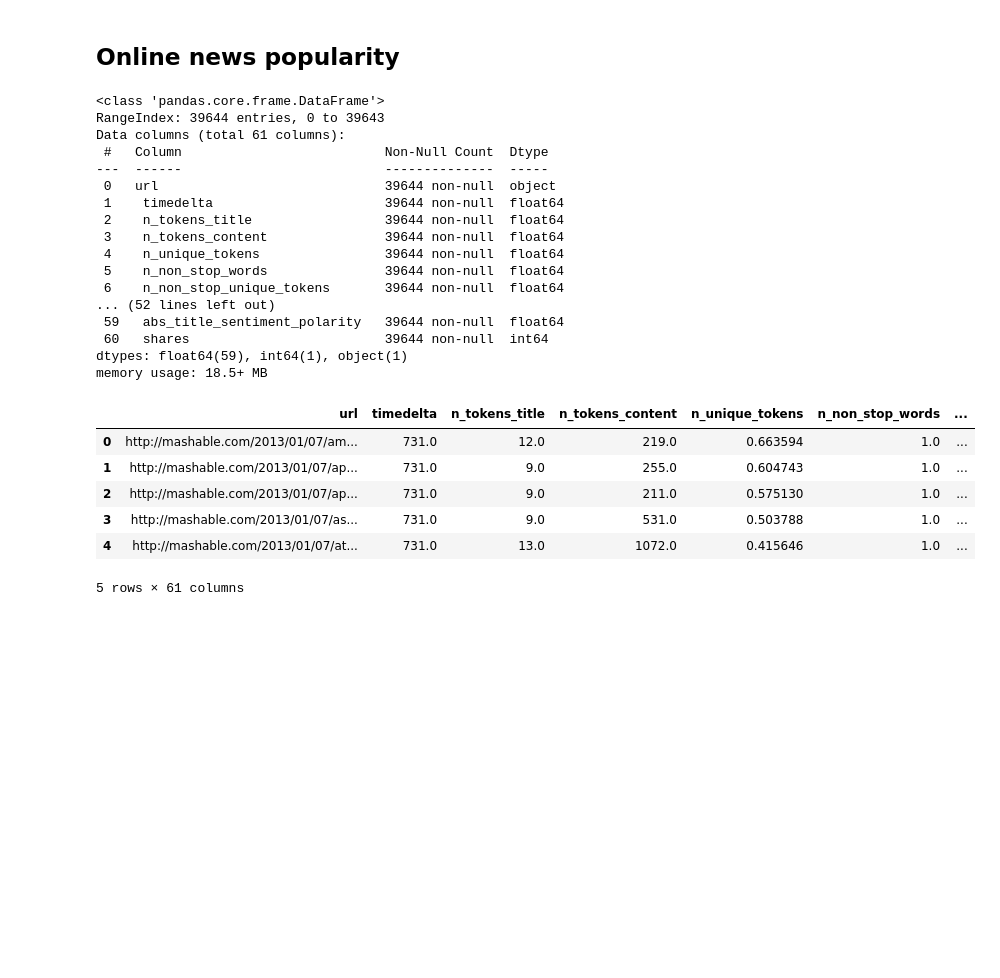
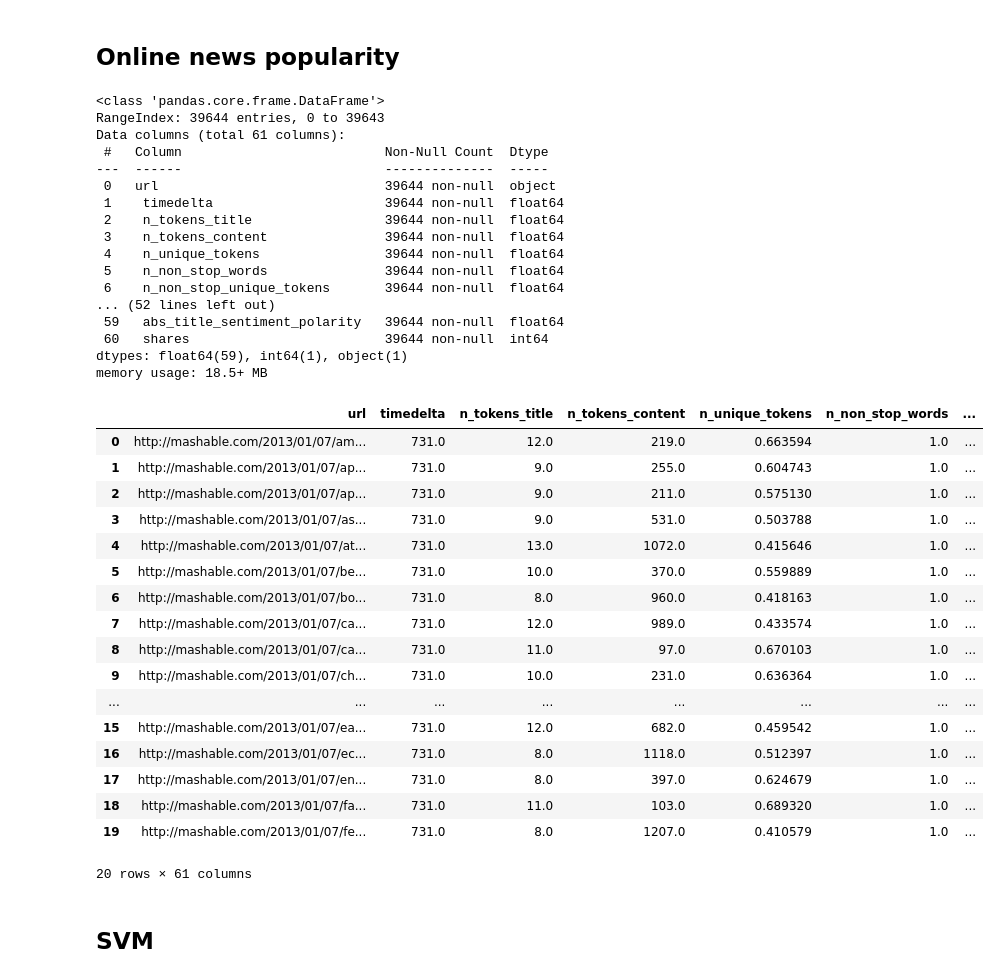
Before and after one commit to davisjrule/urop-pilot-study-datasets, a Jupyter notebook: pilot-study-online-news.ipynb, the cells around one changed output. Cells and saved outputs as stored; diff of their text form; code cells hidden in the pictures; blank space fills up the shorter version.

```diff
--- a/pilot-study-online-news.ipynb
+++ b/pilot-study-online-news.ipynb
@@ -89,33 +89,43 @@ cols = ['url',' timedelta',' n_tokens_title',' n_tokens_content',' n_unique_toke
 
 
 df.columns = cols
 '''
 
-
 df.info()
-df.head()
+df.head(20)
 # %% [output]
 <class 'pandas.core.frame.DataFrame'>
 RangeIndex: 39644 entries, 0 to 39643
 Data columns (total 61 columns):
  #   Column                          Non-Null Count  Dtype
 ---  ------                          --------------  -----
  0   url                             39644 non-null  object
  1    timedelta                      39644 non-null  float64
  2    n_tokens_title                 39644 non-null  float64
  3    n_tokens_content               39644 non-null  float64
  4    n_unique_tokens                39644 non-null  float64
  5    n_non_stop_words               39644 non-null  float64
  6    n_non_stop_unique_tokens       39644 non-null  float64
 ... (52 lines left out)
  59   abs_title_sentiment_polarity   39644 non-null  float64
  60   shares                         39644 non-null  int64
 dtypes: float64(59), int64(1), object(1)
 memory usage: 18.5+ MB
 |  | url | timedelta | n_tokens_title | n_tokens_content | n_unique_tokens | n_non_stop_words | ... |
 | 0 | http://mashable.com/2013/01/07/am... | 731.0 | 12.0 | 219.0 | 0.663594 | 1.0 | ... |
 | 1 | http://mashable.com/2013/01/07/ap... | 731.0 | 9.0 | 255.0 | 0.604743 | 1.0 | ... |
 | 2 | http://mashable.com/2013/01/07/ap... | 731.0 | 9.0 | 211.0 | 0.575130 | 1.0 | ... |
 | 3 | http://mashable.com/2013/01/07/as... | 731.0 | 9.0 | 531.0 | 0.503788 | 1.0 | ... |
 | 4 | http://mashable.com/2013/01/07/at... | 731.0 | 13.0 | 1072.0 | 0.415646 | 1.0 | ... |
+| 5 | http://mashable.com/2013/01/07/be... | 731.0 | 10.0 | 370.0 | 0.559889 | 1.0 | ... |
+| 6 | http://mashable.com/2013/01/07/bo... | 731.0 | 8.0 | 960.0 | 0.418163 | 1.0 | ... |
+| 7 | http://mashable.com/2013/01/07/ca... | 731.0 | 12.0 | 989.0 | 0.433574 | 1.0 | ... |
+| 8 | http://mashable.com/2013/01/07/ca... | 731.0 | 11.0 | 97.0 | 0.670103 | 1.0 | ... |
+| 9 | http://mashable.com/2013/01/07/ch... | 731.0 | 10.0 | 231.0 | 0.636364 | 1.0 | ... |
+| ... | ... | ... | ... | ... | ... | ... | ... |
+| 15 | http://mashable.com/2013/01/07/ea... | 731.0 | 12.0 | 682.0 | 0.459542 | 1.0 | ... |
+| 16 | http://mashable.com/2013/01/07/ec... | 731.0 | 8.0 | 1118.0 | 0.512397 | 1.0 | ... |
+| 17 | http://mashable.com/2013/01/07/en... | 731.0 | 8.0 | 397.0 | 0.624679 | 1.0 | ... |
+| 18 | http://mashable.com/2013/01/07/fa... | 731.0 | 11.0 | 103.0 | 0.689320 | 1.0 | ... |
+| 19 | http://mashable.com/2013/01/07/fe... | 731.0 | 8.0 | 1207.0 | 0.410579 | 1.0 | ... |
-5 rows × 61 columns
+20 rows × 61 columns
@@ -121,0 +149,2 @@ memory usage: 18.5+ MB
+# %% [markdown]
+## SVM
```
Also changed, not shown: parts of 5 cells of this notebook.
